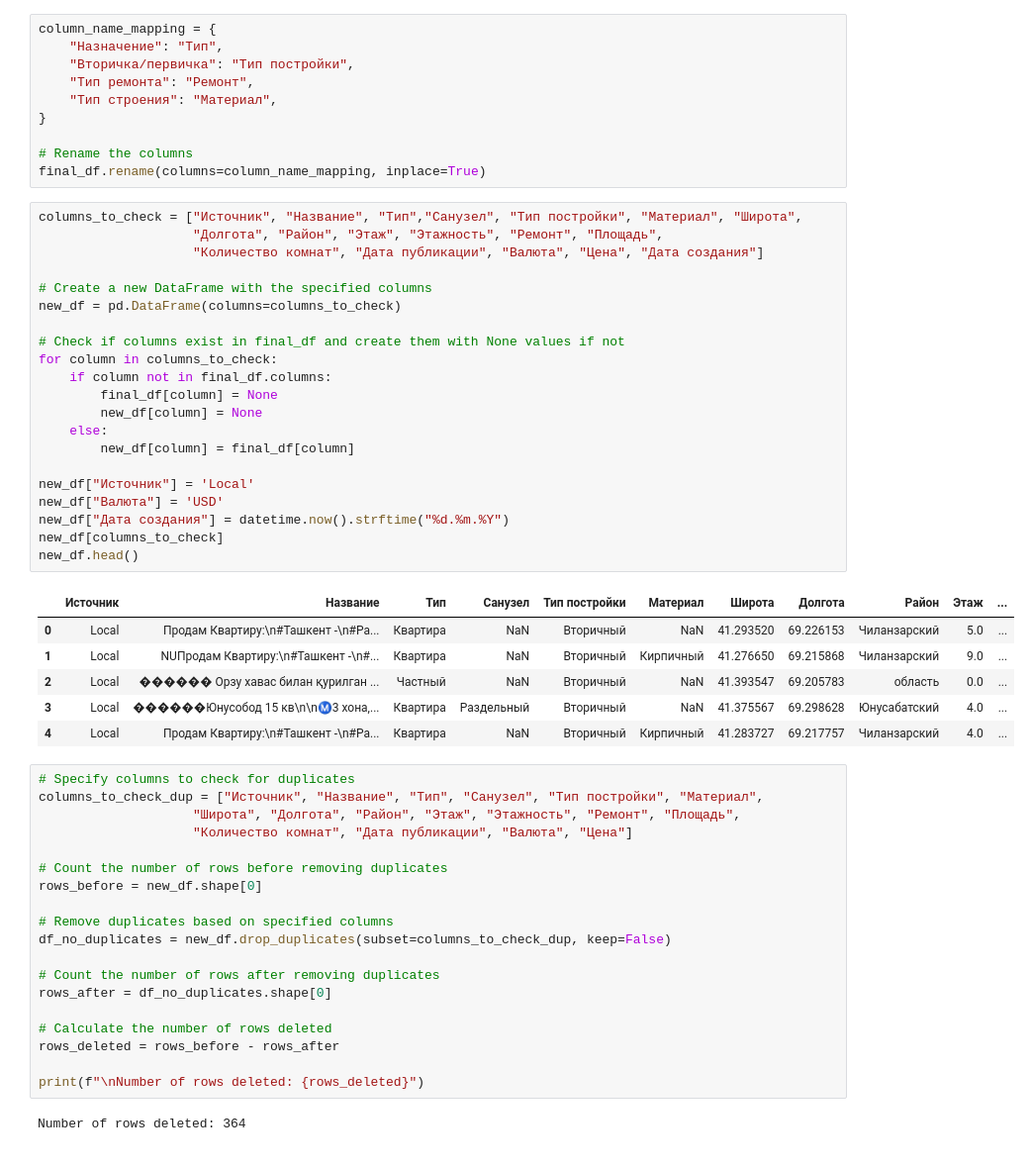
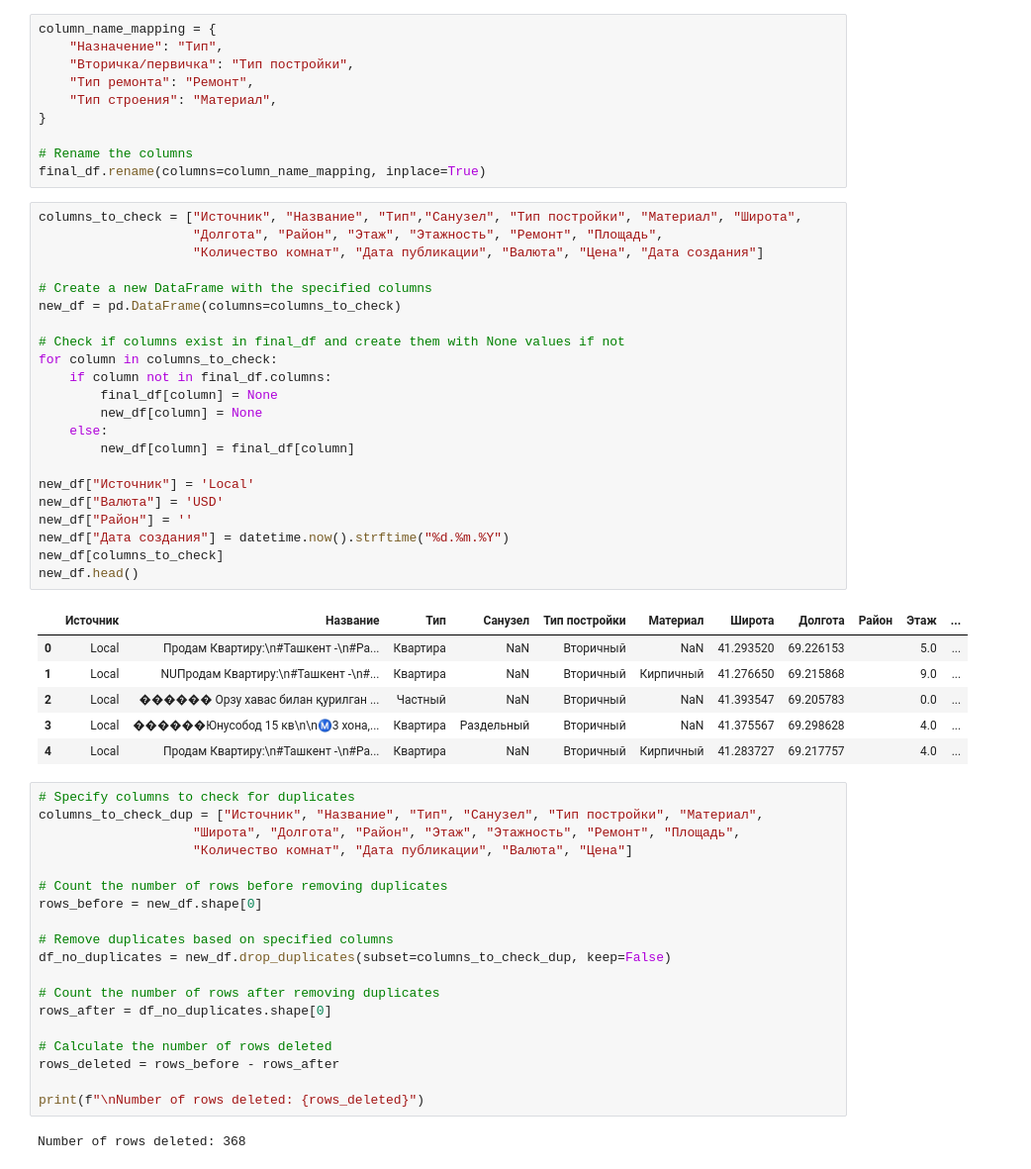
Before and after one commit to YaDilmurod/data_scrapping, a Jupyter notebook: Data Scrapping/Scrapping/04.Local.ipynb, the cells around one changed output. Shown at 99% size. Saved outputs shown, nothing was run; the diff lists cells and outputs as text.

```diff
--- a/Data Scrapping/Scrapping/04.Local.ipynb
+++ b/Data Scrapping/Scrapping/04.Local.ipynb
@@ -69,31 +69,32 @@ final_df.rename(columns=column_name_mapping, inplace=True)
 # %%
 columns_to_check = ["Источник", "Название", "Тип","Санузел", "Тип постройки", "Материал", "Широта",
                     "Долгота", "Район", "Этаж", "Этажность", "Ремонт", "Площадь",
                     "Количество комнат", "Дата публикации", "Валюта", "Цена", "Дата создания"]
 
 # Create a new DataFrame with the specified columns
 new_df = pd.DataFrame(columns=columns_to_check)
 
 # Check if columns exist in final_df and create them with None values if not
 for column in columns_to_check:
     if column not in final_df.columns:
         final_df[column] = None
         new_df[column] = None
     else:
         new_df[column] = final_df[column]
 
 new_df["Источник"] = 'Local'
 new_df["Валюта"] = 'USD'
+new_df["Район"] = ''
 new_df["Дата создания"] = datetime.now().strftime("%d.%m.%Y")
 new_df[columns_to_check]
 new_df.head()
 # %% [output]
 |  | Источник | Название | Тип | Санузел | Тип постройки | Материал | Широта | Долгота | Район | Этаж | ... |
-| 0 | Local | Продам Квартиру:\n#Ташкент -\n#Ра... | Квартира | NaN | Вторичный | NaN | 41.293520 | 69.226153 | Чиланзарский | 5.0 | ... |
-| 1 | Local | NUПродам Квартиру:\n#Ташкент -\n#... | Квартира | NaN | Вторичный | Кирпичный | 41.276650 | 69.215868 | Чиланзарский | 9.0 | ... |
-| 2 | Local | ������ Орзу хавас билан қурилган ... | Частный | NaN | Вторичный | NaN | 41.393547 | 69.205783 | область | 0.0 | ... |
-| 3 | Local | ������Юнусобод 15 кв\n\nⓂ️3 хона,... | Квартира | Раздельный | Вторичный | NaN | 41.375567 | 69.298628 | Юнусабатский | 4.0 | ... |
-| 4 | Local | Продам Квартиру:\n#Ташкент -\n#Ра... | Квартира | NaN | Вторичный | Кирпичный | 41.283727 | 69.217757 | Чиланзарский | 4.0 | ... |
+| 0 | Local | Продам Квартиру:\n#Ташкент -\n#Ра... | Квартира | NaN | Вторичный | NaN | 41.293520 | 69.226153 |  | 5.0 | ... |
+| 1 | Local | NUПродам Квартиру:\n#Ташкент -\n#... | Квартира | NaN | Вторичный | Кирпичный | 41.276650 | 69.215868 |  | 9.0 | ... |
+| 2 | Local | ������ Орзу хавас билан қурилган ... | Частный | NaN | Вторичный | NaN | 41.393547 | 69.205783 |  | 0.0 | ... |
+| 3 | Local | ������Юнусобод 15 кв\n\nⓂ️3 хона,... | Квартира | Раздельный | Вторичный | NaN | 41.375567 | 69.298628 |  | 4.0 | ... |
+| 4 | Local | Продам Квартиру:\n#Ташкент -\n#Ра... | Квартира | NaN | Вторичный | Кирпичный | 41.283727 | 69.217757 |  | 4.0 | ... |
 # %%
 # Specify columns to check for duplicates
 columns_to_check_dup = ["Источник", "Название", "Тип", "Санузел", "Тип постройки", "Материал",
@@ -114,7 +115,7 @@ rows_deleted = rows_before - rows_after
 
 print(f"\nNumber of rows deleted: {rows_deleted}")
 # %% [output]
-Number of rows deleted: 364
+Number of rows deleted: 368
 # %%
 import pandas as pd
 import os
```
Also changed, not shown: parts of 1 cell of this notebook, 7 other files.
